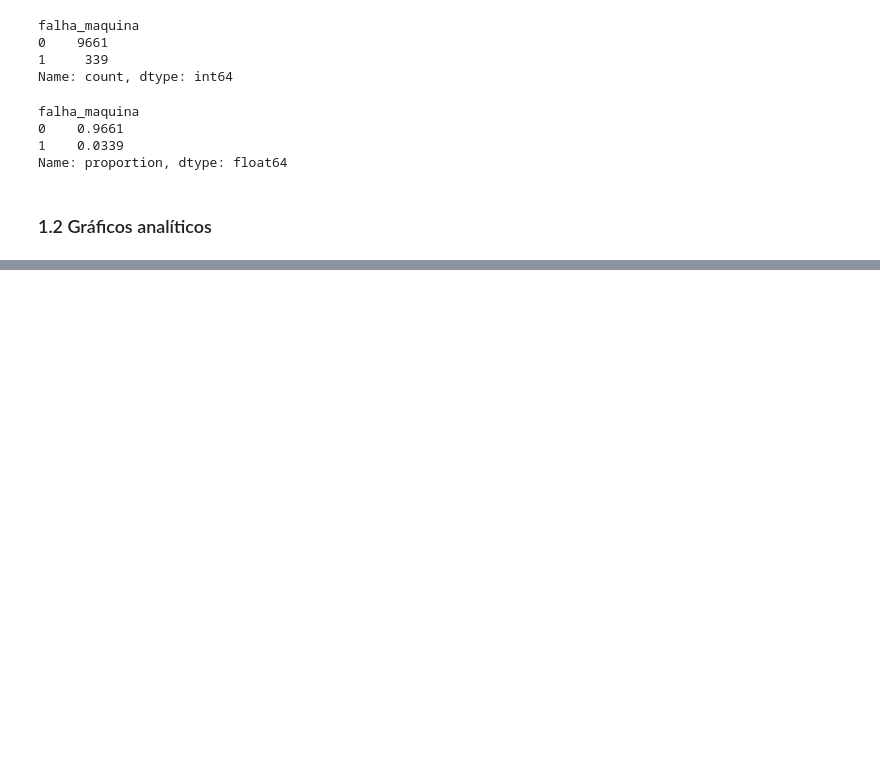
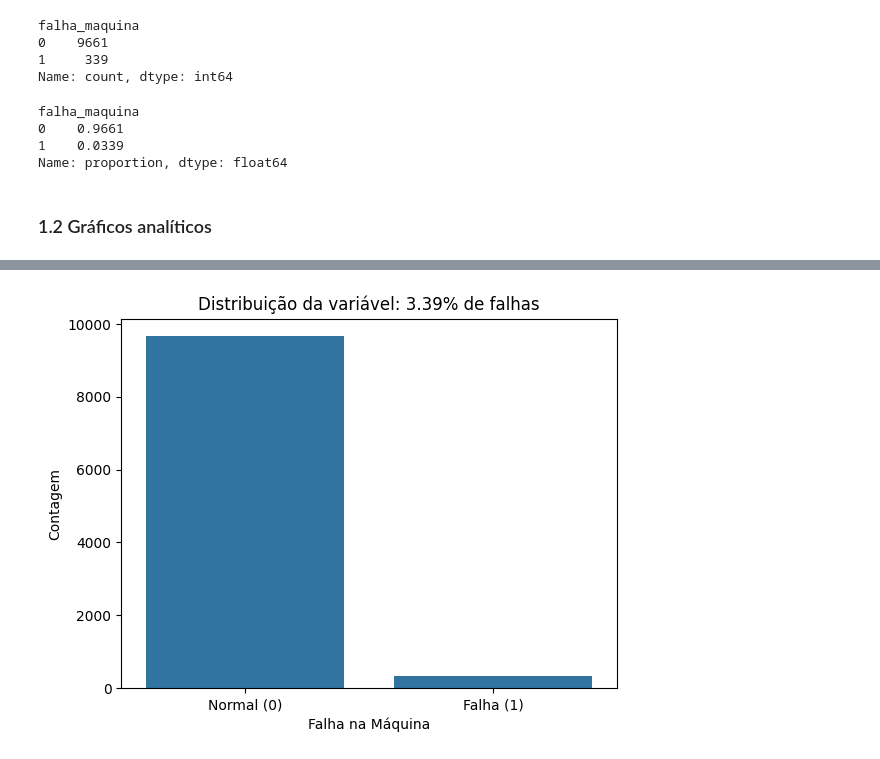
Before and after one commit to rafhaelcinelli/manutencao_preditiva, a Jupyter notebook: pipeline_preditivo.ipynb, the cells around one changed output, grey strips where cells are left out. Drawn from its saved outputs; the diff is of its cells as text; code cells hidden in the pictures; blank space fills up the shorter version.

```diff
--- a/pipeline_preditivo.ipynb
+++ b/pipeline_preditivo.ipynb
@@ -87,0 +95,11 @@ plt.show()
+# %%
+sns.countplot(x='falha_maquina', data=df)
+
+pct_falhas = df['falha_maquina'].value_counts(normalize=True)[1] * 100
+plt.title(f'Distribuição da variável: {pct_falhas:.2f}% de falhas')
+plt.xlabel('Falha na Máquina')
+plt.ylabel('Contagem')
+plt.xticks([0, 1], ['Normal (0)', 'Falha (1)'])
+plt.show()
+# %% [output]
+[figure, added]
```
Also changed, not shown: parts of 2 cells of this notebook.
